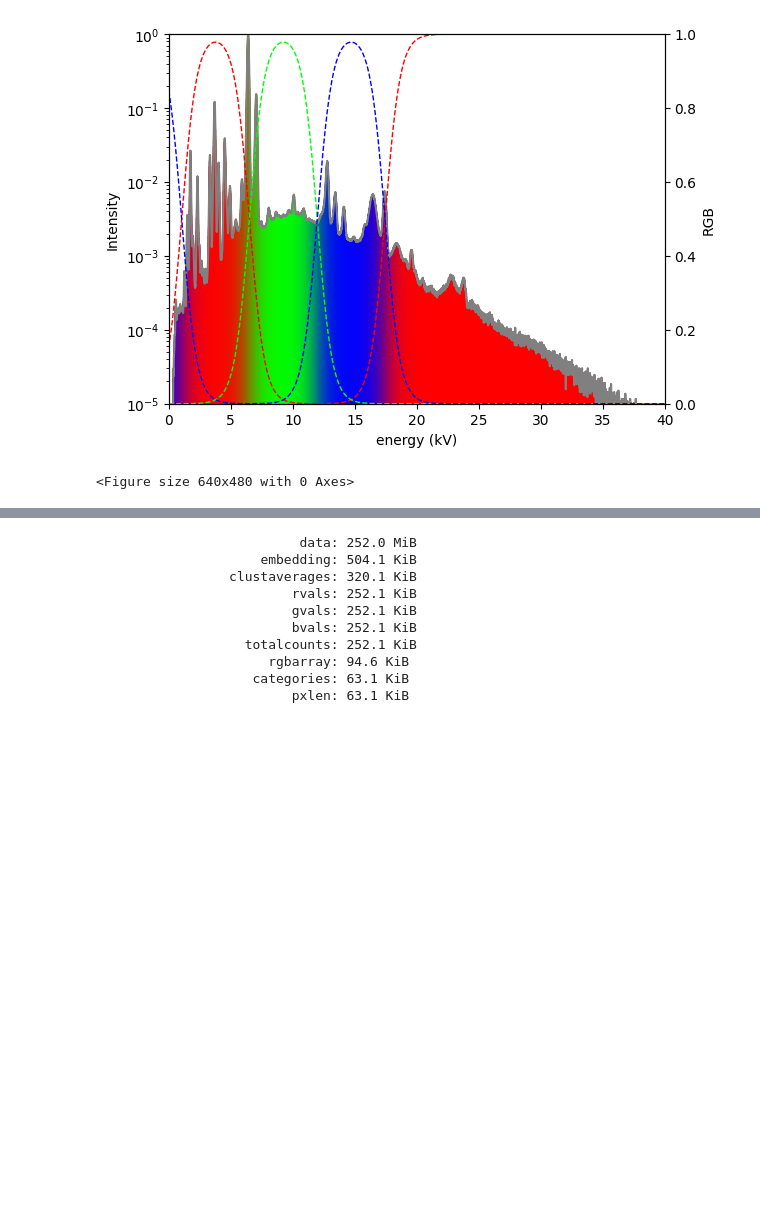
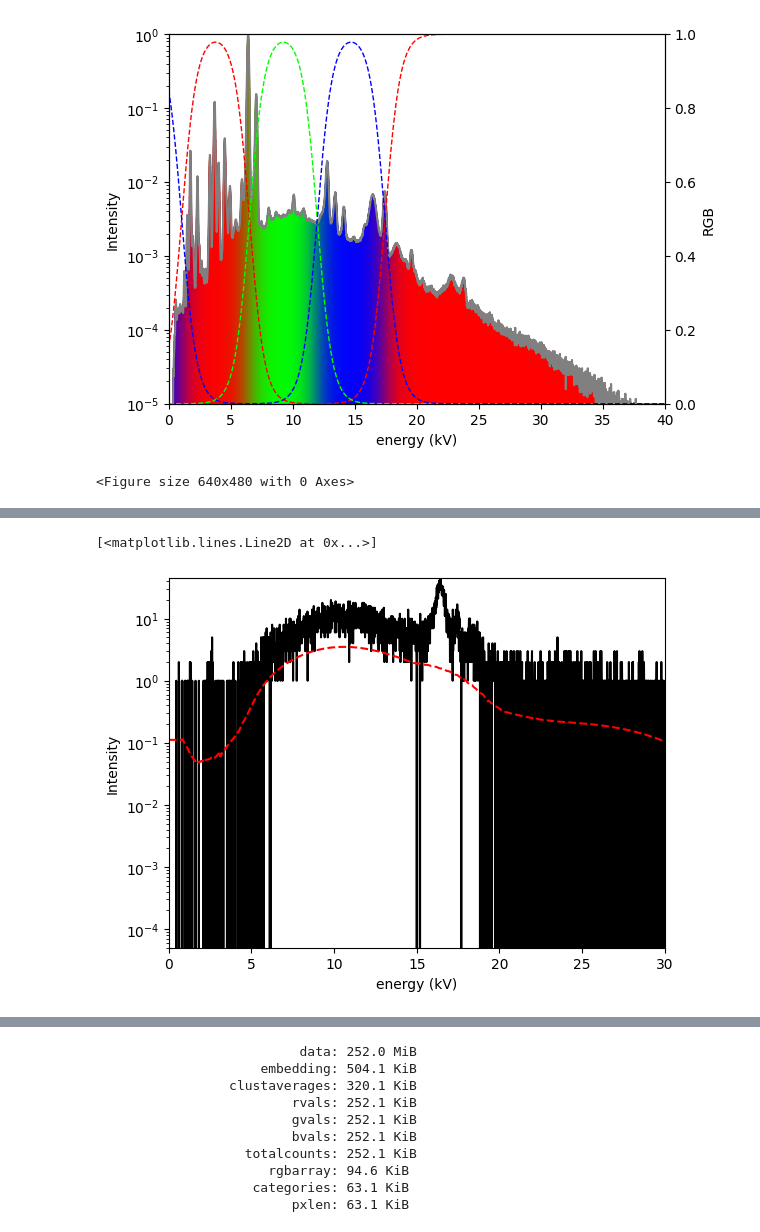
Before and after one commit to lachlanc61/ReadoutXFM, a Jupyter notebook: explore.ipynb, the cells around one changed output, grey strips where cells are left out. Cells and saved outputs as stored; diff of their text form; code cells hidden in the pictures; blank space fills up the shorter version.

```diff
--- a/explore.ipynb
+++ b/explore.ipynb
@@ -455,0 +495,19 @@ lookfor(energy,float(colour.ELASTIC))
+# %%
+spec=clustaverages[1,3]
+spec=data[0,:]
+bline=baseline*0.4
+
+fig, ax1 = plt.subplots()
+
+ax1.set_xlabel('energy (kV)')
+ax1.set_ylabel('Intensity')
+ax1.axis(xmin=0,xmax=30)
+ax1.set_yscale('log')
+ax1.axis(ymin=0.00005,ymax=max(spec))
+
+ax1.plot(venergy, spec, color="black")
+ax1.plot(venergy, bline, color="red", linestyle='dashed')
+#ax1.plot(venergy, spec-bline, color="blue", linestyle='dashed')
+# %% [output]
+[<matplotlib.lines.Line2D at 0x...>]
+[figure, added]
```
Also changed, not shown: parts of 6 cells of this notebook, 5 other files.
